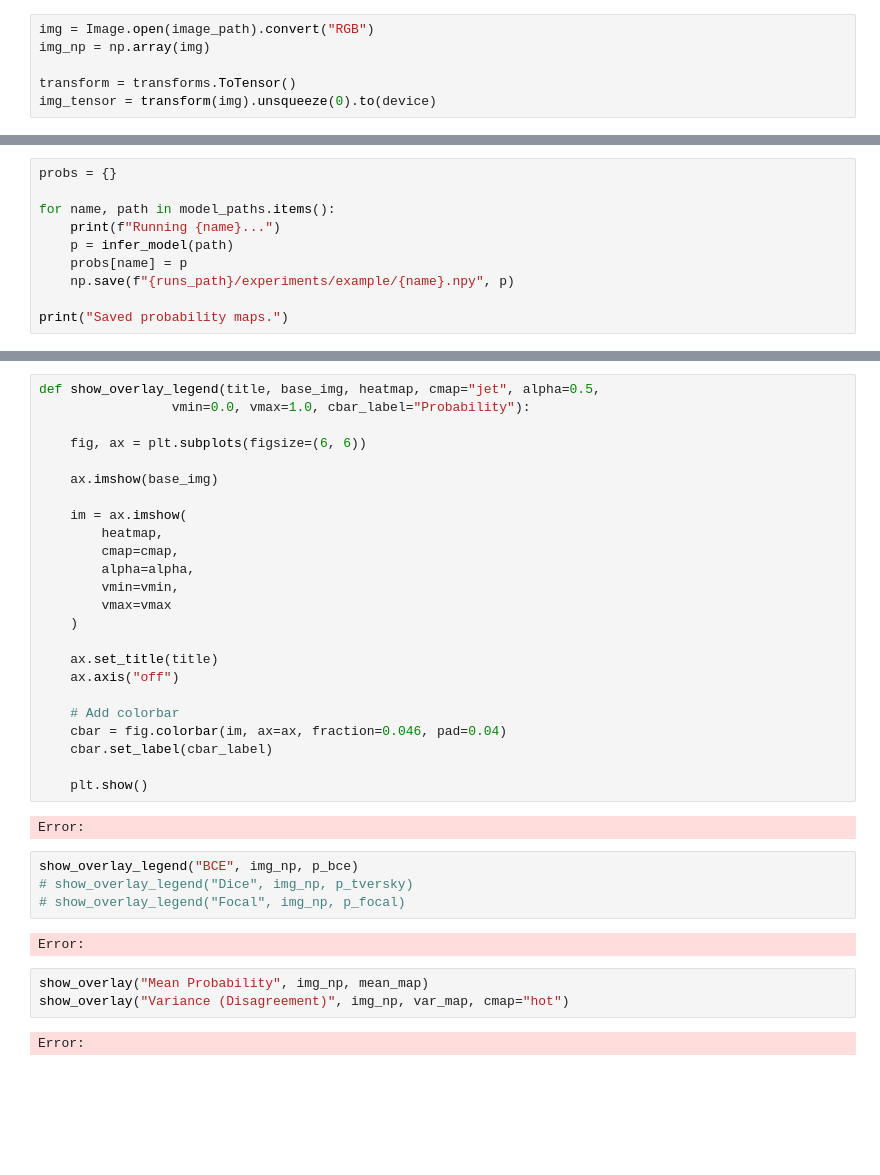
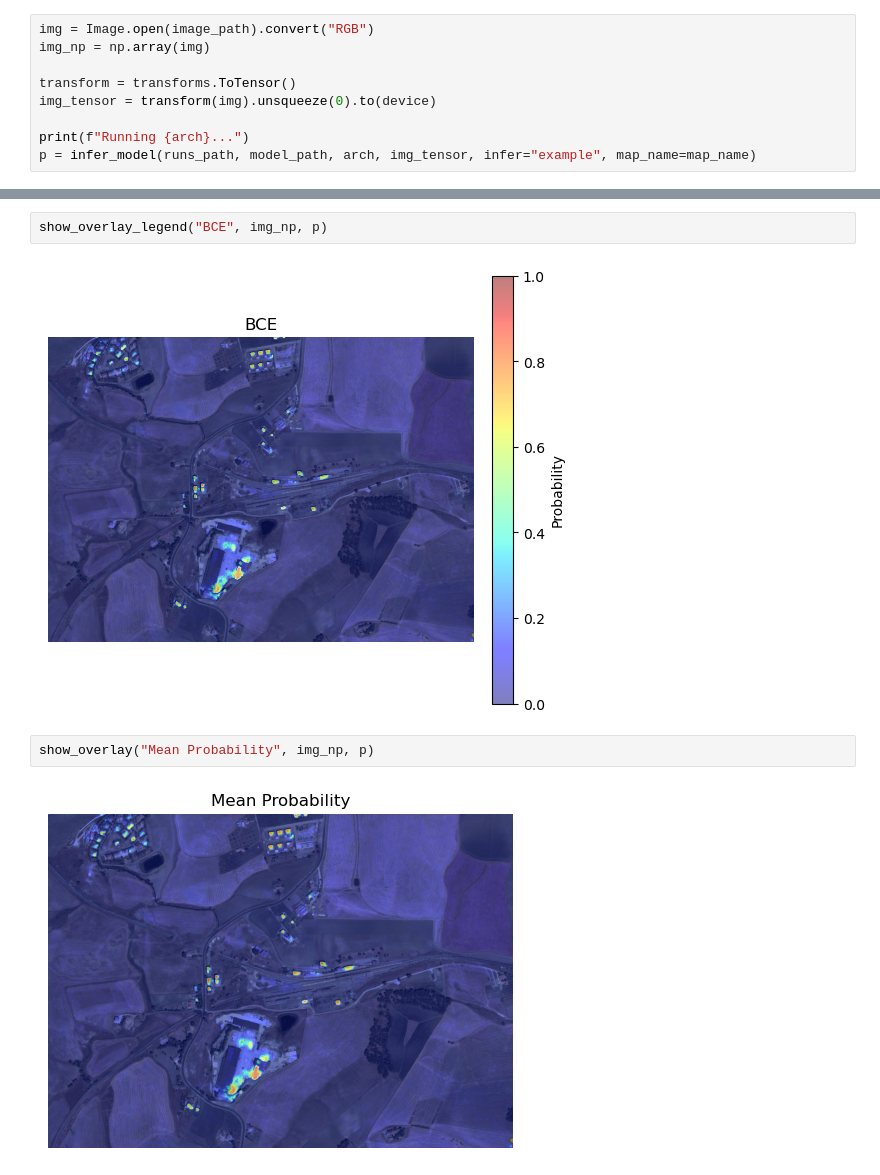
Before and after one commit to corvino1342/BuildingsExtraction, a Jupyter notebook: notebooks/infer_tile.ipynb, the cells around one changed output, grey strips where cells are left out. Saved outputs shown, nothing was run; the diff lists cells and outputs as text; blank space fills up the shorter version.

```diff
--- a/notebooks/infer_tile.ipynb
+++ b/notebooks/infer_tile.ipynb
@@ -34,4 +103,7 @@ img_np = np.array(img)
 
 transform = transforms.ToTensor()
 img_tensor = transform(img).unsqueeze(0).to(device)
+
+print(f"Running {arch}...")
+p = infer_model(runs_path, model_path, arch, img_tensor, infer="example", map_name=map_name)
 # %% [output]
@@ -52,10 +111,0 @@ Error:
-# %%
-probs = {}
-
-for name, path in model_paths.items():
-    print(f"Running {name}...")
-    p = infer_model(path)
-    probs[name] = p
-    np.save(f"{runs_path}/experiments/example/{name}.npy", p)
-
-print("Saved probability maps.")
@@ -90,38 +124,9 @@ Error:
-# %%
-def show_overlay_legend(title, base_img, heatmap, cmap="jet", alpha=0.5,
-                 vmin=0.0, vmax=1.0, cbar_label="Probability"):
-
-    fig, ax = plt.subplots(figsize=(6, 6))
-
-    ax.imshow(base_img)
-
-    im = ax.imshow(
-        heatmap,
-        cmap=cmap,
-        alpha=alpha,
-        vmin=vmin,
-        vmax=vmax
-    )
-
-    ax.set_title(title)
-    ax.axis("off")
-
-    # Add colorbar
-    cbar = fig.colorbar(im, ax=ax, fraction=0.046, pad=0.04)
-    cbar.set_label(cbar_label)
-
-    plt.show()
-# %% [output]
-Error:
 # %%
-show_overlay_legend("BCE", img_np, p_bce)
-# show_overlay_legend("Dice", img_np, p_tversky)
-# show_overlay_legend("Focal", img_np, p_focal)
+show_overlay_legend("BCE", img_np, p)
 # %% [output]
-Error:
+[figure, added]
 # %%
-show_overlay("Mean Probability", img_np, mean_map)
-show_overlay("Variance (Disagreement)", img_np, var_map, cmap="hot")
+show_overlay("Mean Probability", img_np, p)
 # %% [output]
-Error:
+[figure, added]
 # %%
```
Also changed, not shown: parts of 11 cells of this notebook, 2 other files.
